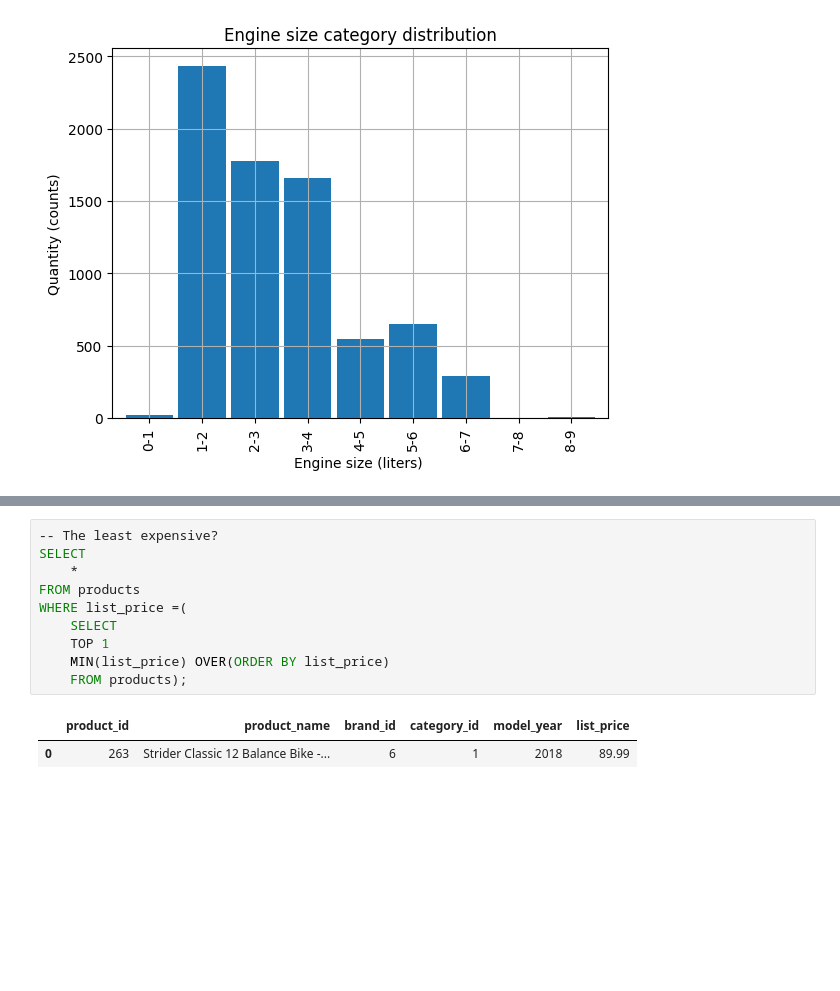
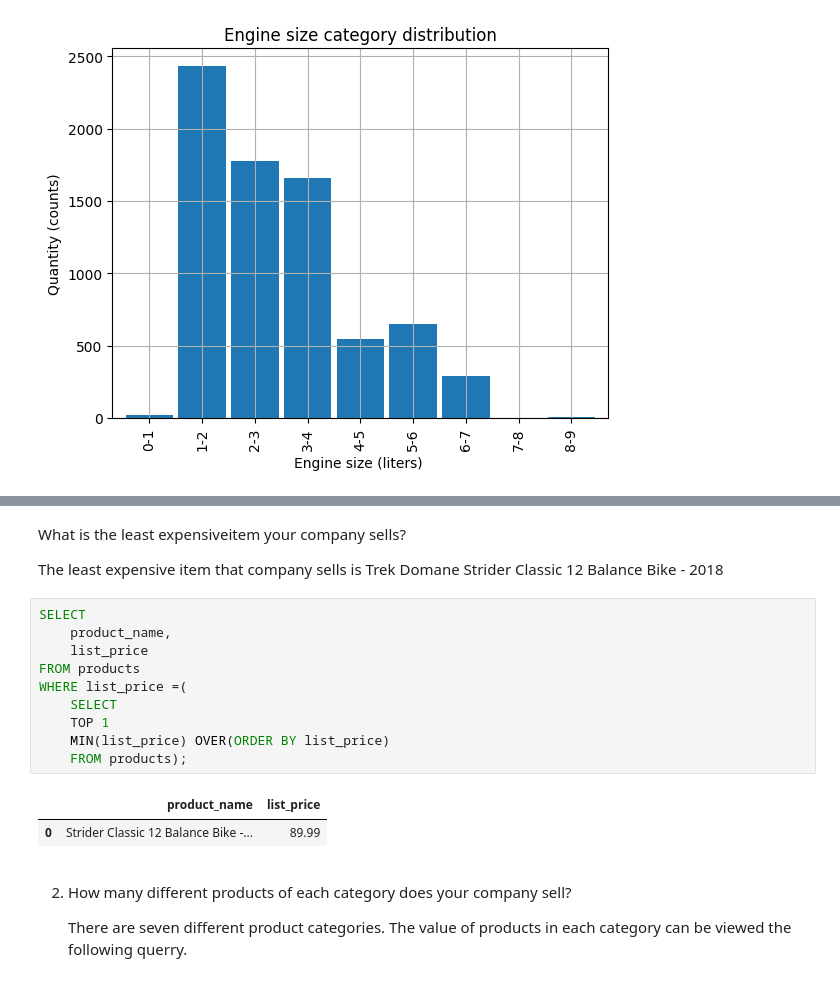
Before and after one commit to showdowmaxi/Datacamp-competiton, a Jupyter notebook: Python and SQL analysis/notebook.ipynb, the cells around one changed output, grey strips where cells are left out. Drawn from its saved outputs; the diff is of its cells as text; blank space fills up the shorter version.

```diff
--- a/Python and SQL analysis/notebook.ipynb
+++ b/Python and SQL analysis/notebook.ipynb
@@ -312,14 +493,22 @@ WHERE list_price =(
+# %% [markdown]
+What is the least expensiveitem your company sells?
+
+The least expensive item that company sells is Trek Domane Strider Classic 12 Balance Bike - 2018
 # %%
--- The least expensive?
 SELECT
-	*
+	product_name,
+	list_price
 FROM products
 WHERE list_price =(
 	SELECT
 	TOP 1
 	MIN(list_price) OVER(ORDER BY list_price)
 	FROM products);
 # %% [output]
-|  | product_id | product_name | brand_id | category_id | model_year | list_price |
-| 0 | 263 | Strider Classic 12 Balance Bike -... | 6 | 1 | 2018 | 89.99 |
+|  | product_name | list_price |
+| 0 | Strider Classic 12 Balance Bike -... | 89.99 |
+# %% [markdown]
+2. How many different products of each category does your company sell?
+
+    There are seven different product categories. The value of products in each category can be viewed the following querry.
 # %%
```
Also changed, not shown: parts of 50 cells of this notebook.
